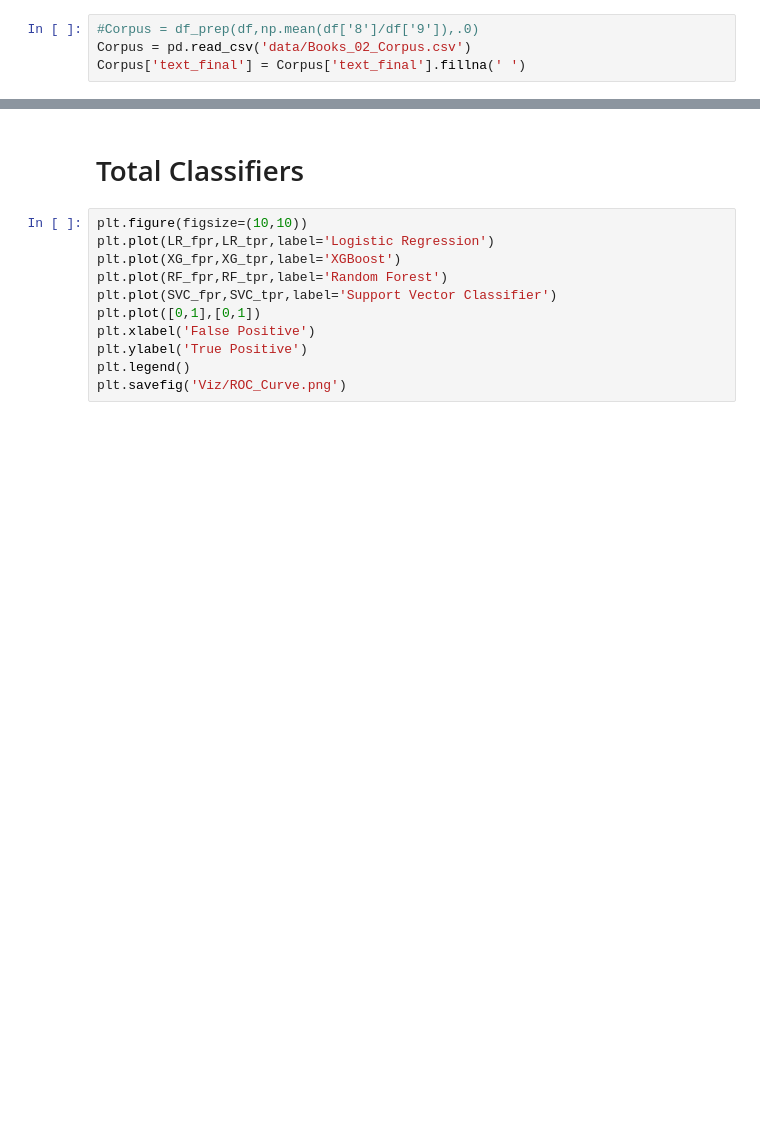
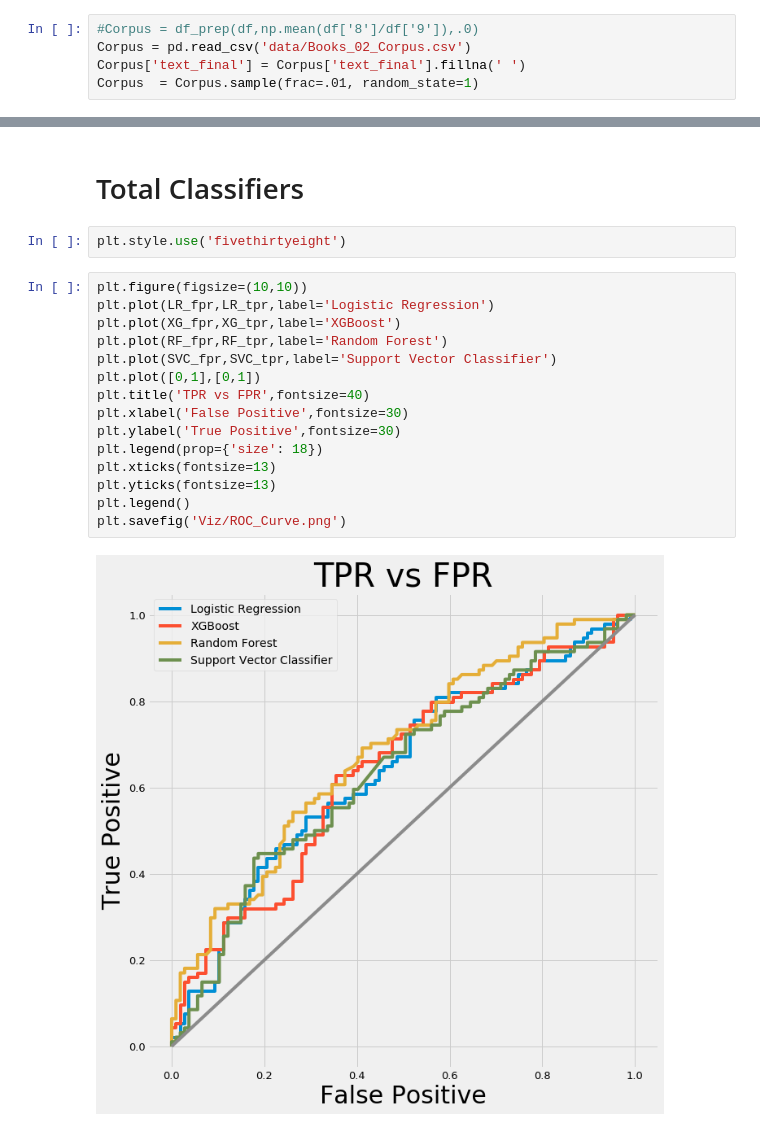
Before and after one commit to NathanLaird/Amazon_Books, a Jupyter notebook: Model_ROC_Viz.ipynb, the cells around one changed output, grey strips where cells are left out. Saved outputs shown, nothing was run; the diff lists cells and outputs as text; blank space fills up the shorter version.

```diff
--- a/Model_ROC_Viz.ipynb
+++ b/Model_ROC_Viz.ipynb
@@ -68,6 +68,7 @@ np.mean(df['8']/df['9'])
 #Corpus = df_prep(df,np.mean(df['8']/df['9']),.0)
 Corpus = pd.read_csv('data/Books_02_Corpus.csv')
 Corpus['text_final'] = Corpus['text_final'].fillna(' ')
+Corpus  = Corpus.sample(frac=.01, random_state=1)
 # %%
 #Corpus.to_csv('data/Books_02_Corpus.csv')
 # %%
@@ -203,16 +228,24 @@ plt.ylabel('recall')
 # %% [markdown]
 # Total Classifiers
+# %%
+plt.style.use('fivethirtyeight')
 # %%
 plt.figure(figsize=(10,10))
 plt.plot(LR_fpr,LR_tpr,label='Logistic Regression')
 plt.plot(XG_fpr,XG_tpr,label='XGBoost')
 plt.plot(RF_fpr,RF_tpr,label='Random Forest')
 plt.plot(SVC_fpr,SVC_tpr,label='Support Vector Classifier')
 plt.plot([0,1],[0,1])
-plt.xlabel('False Positive')
-plt.ylabel('True Positive')
+plt.title('TPR vs FPR',fontsize=40)
+plt.xlabel('False Positive',fontsize=30)
+plt.ylabel('True Positive',fontsize=30)
+plt.legend(prop={'size': 18})
+plt.xticks(fontsize=13)
+plt.yticks(fontsize=13)
 plt.legend()
 plt.savefig('Viz/ROC_Curve.png')
+# %% [output]
+[figure, added]
 # %%
 plt.figure(figsize=(10,10))
 plt.plot(LR_precision,LR_recall,label='Logistic Regression')
```
Also changed, not shown: parts of 9 cells of this notebook, 13 other files.
